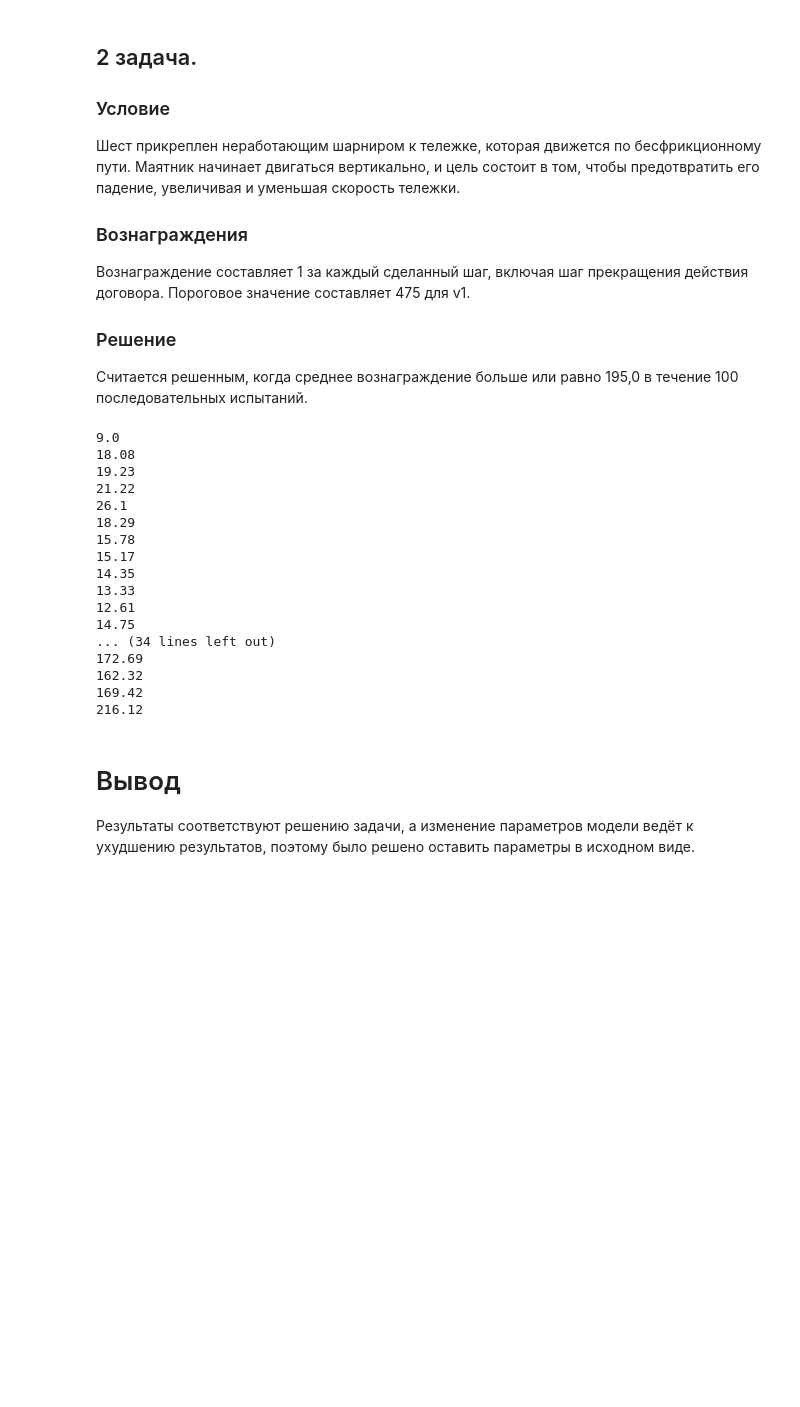
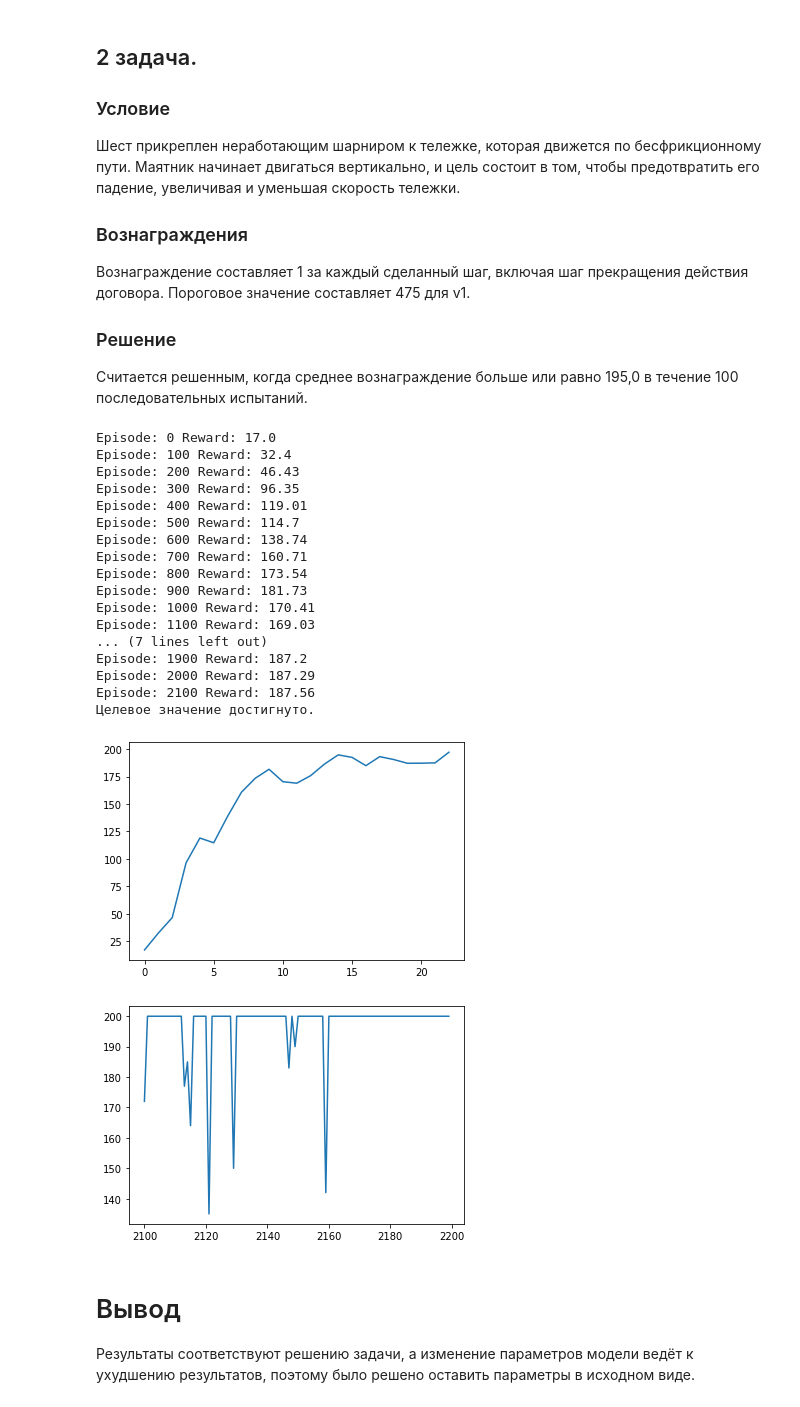
Before and after one commit to AnyByte/iu5_bi_course, a Jupyter notebook: lab2/task2.ipynb, the cells around one changed output. Drawn from its saved outputs; the diff is of its cells as text; code cells hidden in the pictures; blank space fills up the shorter version.

```diff
--- a/lab2/task2.ipynb
+++ b/lab2/task2.ipynb
@@ -27,7 +27,7 @@ try:
 except:
     xrange = range
 
-env = gym.make('CartPole-v1') #загружаем среду задачи
+env = gym.make('CartPole-v0') #загружаем среду задачи
 # %%
 gamma = 0.99 # коэффициент дисконтирования
 
@@ -96,6 +96,7 @@ with tf.Session() as sess:
     i = 0
     total_reward = []
     total_lenght = []
+    graph_points = []
 
     gradBuffer = sess.run(tf.trainable_variables())
     for ix,grad in enumerate(gradBuffer):
@@ -115,51 +116,75 @@ with tf.Session() as sess:
             ep_history.append([s,a,r,s1])
             s = s1
             running_reward += r
             if d == True:
                 #Обновить нейросеть
                 ep_history = np.array(ep_history)
                 ep_history[:,2] = discount_rewards(ep_history[:,2])
                 feed_dict = {myAgent.reward_holder:ep_history[:,2],
                              myAgent.action_holder:ep_history[:,1],
                              myAgent.state_in:np.vstack(ep_history[:,0])}
                 grads = sess.run(myAgent.gradients, feed_dict=feed_dict)
                 for idx,grad in enumerate(grads):
                     gradBuffer[idx] += grad
 
                 if i % update_frequency == 0 and i != 0:
                     feed_dict = dictionary = dict(zip(myAgent.gradient_holders,
                                      gradBuffer))
                     _ = sess.run(myAgent.update_batch, feed_dict=feed_dict)
                     for ix,grad in enumerate(gradBuffer):
                         gradBuffer[ix] = grad * 0
 
                 total_reward.append(running_reward)
                 total_lenght.append(j)
                 break
 
 
             #Обновить общий выигрыш
         if i % 100 == 0:
-            print(np.mean(total_reward[-100:]))
+            graph_points.append(np.mean(total_reward[-100:]))
+            if np.mean(total_reward[-100:]) >= 195.0:
+
+                x = range(len(graph_points))
+                y = graph_points
+
+                fig = plt.figure()
+                ax = fig.add_subplot(1, 1, 1)
+                ax.plot(x, y)
+
+                from_idx = len(total_reward) - 101
+                to_idx = len(total_reward) - 1
+
+                x = range(from_idx, to_idx)
+                y = total_reward[from_idx:to_idx]
+                fig = plt.figure()
+                ax = fig.add_subplot(1, 1, 1)
+                ax.plot(x, y)
+
+                print(f"Целевое значение достигнуто.")
+                break
+            else:
+                print(f"Episode: {i} Reward: {np.mean(total_reward[-100:])}")
         i += 1
 # %% [output]
-9.0
-18.08
-19.23
-21.22
-26.1
-18.29
-15.78
-15.17
-14.35
-13.33
-12.61
-14.75
-... (34 lines left out)
-172.69
-162.32
-169.42
-216.12
+Episode: 0 Reward: 17.0
+Episode: 100 Reward: 32.4
+Episode: 200 Reward: 46.43
+Episode: 300 Reward: 96.35
+Episode: 400 Reward: 119.01
+Episode: 500 Reward: 114.7
+Episode: 600 Reward: 138.74
+Episode: 700 Reward: 160.71
+Episode: 800 Reward: 173.54
+Episode: 900 Reward: 181.73
+Episode: 1000 Reward: 170.41
+Episode: 1100 Reward: 169.03
+... (7 lines left out)
+Episode: 1900 Reward: 187.2
+Episode: 2000 Reward: 187.29
+Episode: 2100 Reward: 187.56
+Целевое значение достигнуто.
+[figure, added]
+[figure, added]
 # %% [markdown]
 # Вывод
 Результаты соответствуют решению задачи, а изменение параметров модели ведёт к ухудшению результатов, поэтому было решено оставить параметры в исходном виде.
```
